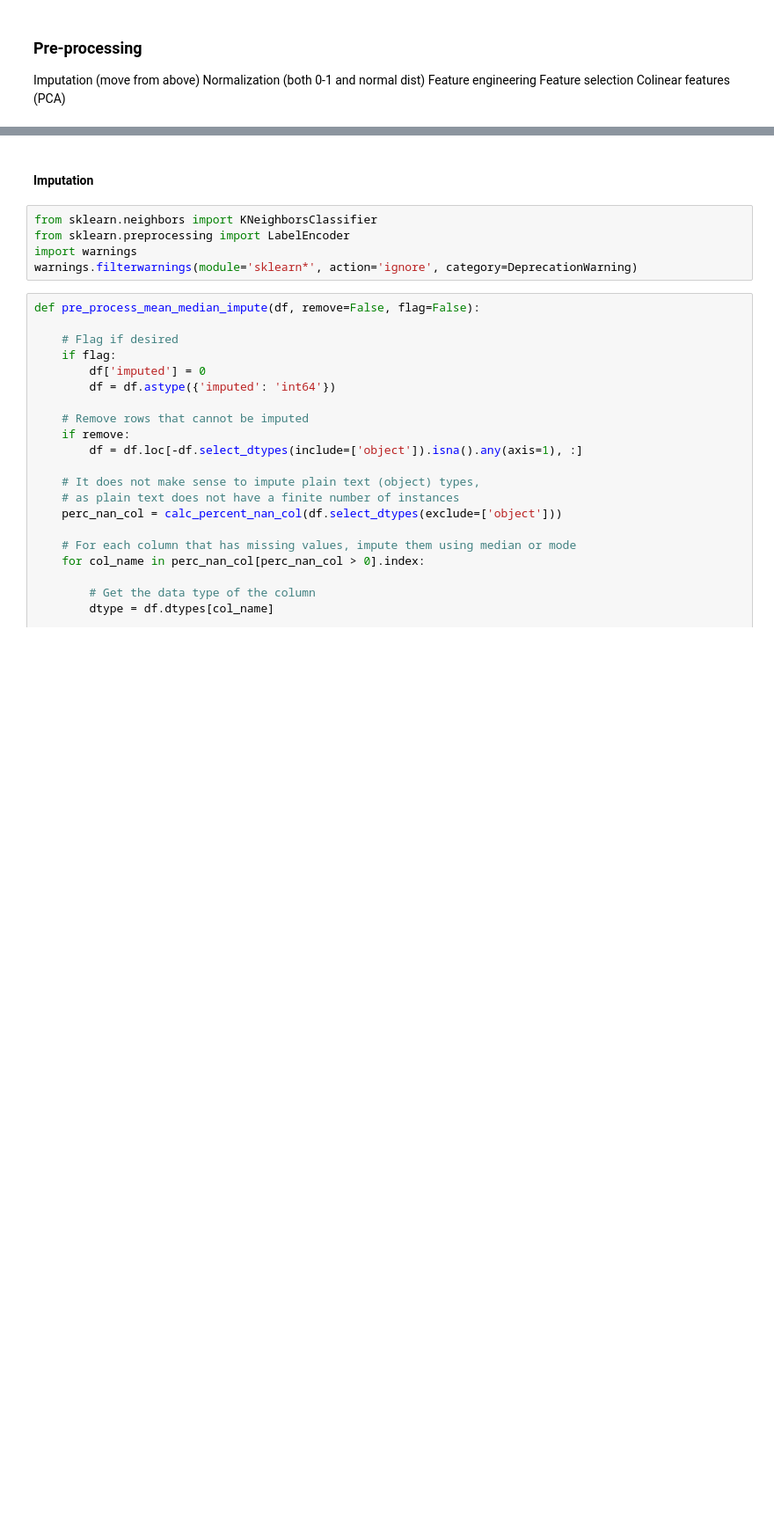
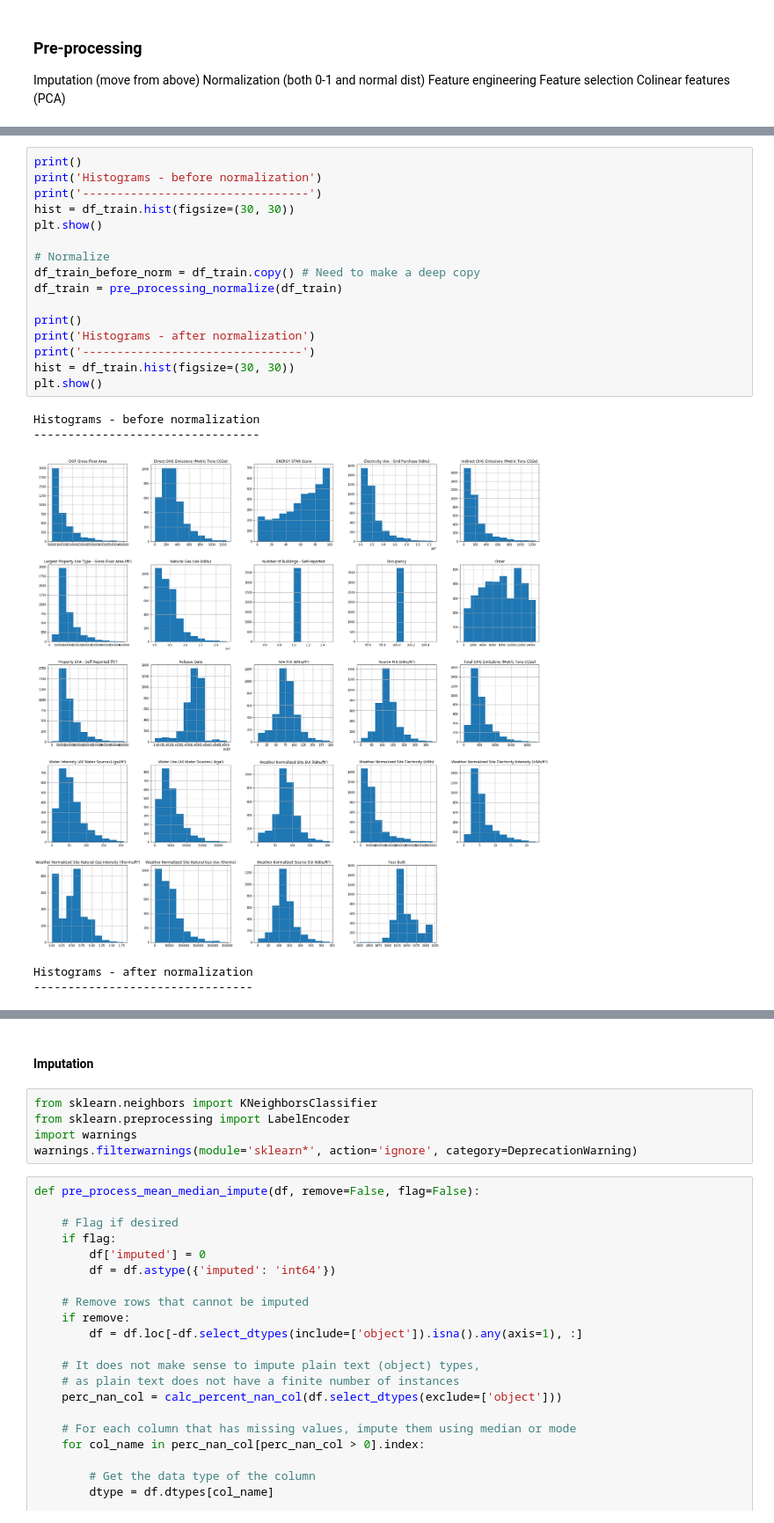
Before and after one commit to mikearango/introML-AnalyticsU, a Jupyter notebook: notebooks/sandbox.ipynb, the cells around one changed output, grey strips where cells are left out. Shown at 88% size. Drawn from its saved outputs; the diff is of its cells as text; blank space fills up the shorter version.

```diff
--- a/notebooks/sandbox.ipynb
+++ b/notebooks/sandbox.ipynb
@@ -428,0 +446,22 @@ Colinear features (PCA)
+# %%
+print()
+print('Histograms - before normalization')
+print('---------------------------------')
+hist = df_train.hist(figsize=(30, 30))
+plt.show()
+
+# Normalize
+df_train_before_norm = df_train.copy() # Need to make a deep copy
+df_train = pre_processing_normalize(df_train)
+
+print()
+print('Histograms - after normalization')
+print('--------------------------------')
+hist = df_train.hist(figsize=(30, 30))
+plt.show()
+# %% [output]
+Histograms - before normalization
+---------------------------------
+[figure, added]
+Histograms - after normalization
+--------------------------------
```
Also changed, not shown: parts of 16 cells of this notebook.
